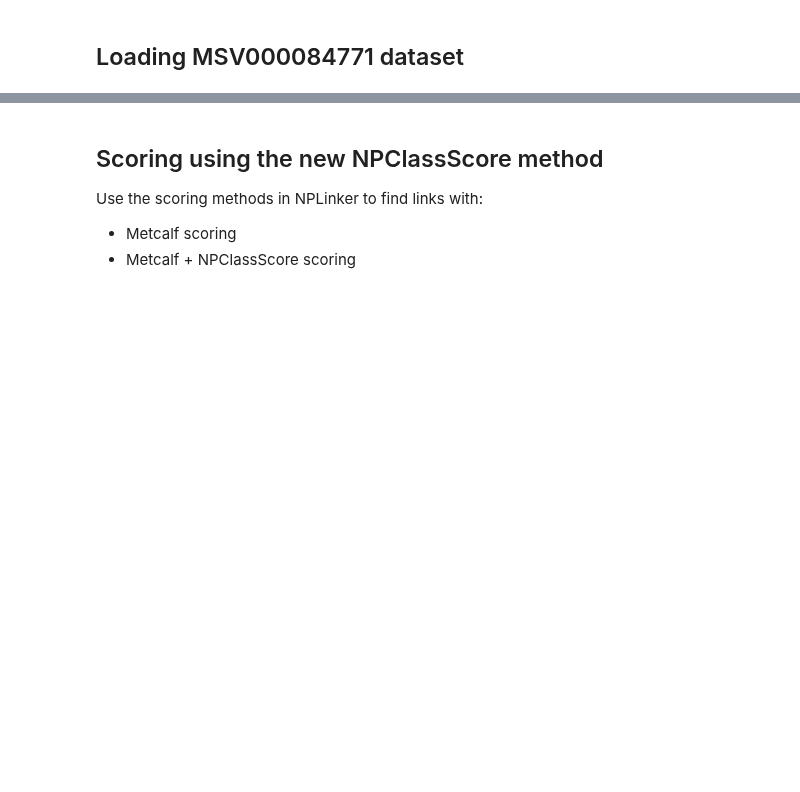
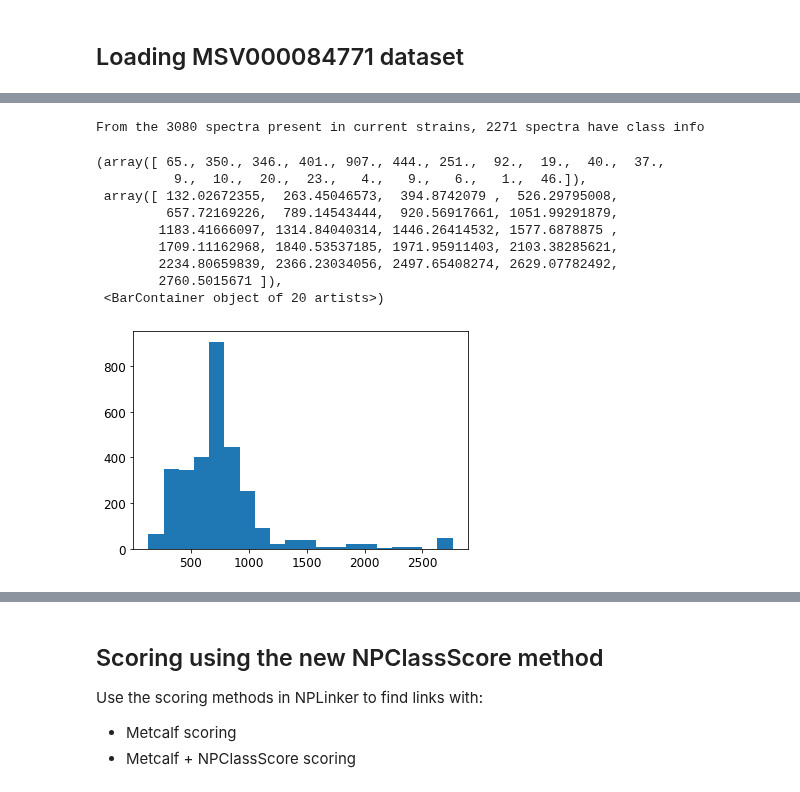
Before and after one commit to NPLinker/nplinker, a Jupyter notebook: notebooks/npclassscore_linking/analysis-MSV000084771.ipynb, the cells around one changed output, grey strips where cells are left out. Drawn from its saved outputs; the diff is of its cells as text; code cells hidden in the pictures; blank space fills up the shorter version.

```diff
--- a/notebooks/npclassscore_linking/analysis-MSV000084771.ipynb
+++ b/notebooks/npclassscore_linking/analysis-MSV000084771.ipynb
@@ -77,5 +79,7 @@ print(npl.root_dir)
 # - you can directly access lists of each of the 4 object types:
 print('BGCs:', len(npl.bgcs))
 print('GCFs:', len(npl.gcfs)) # contains GCF objects
-print('Spectra:', len(npl.spectra)) # contains Spectrum objects
+spectra_in_dataset = [spec for spec in npl.spectra if 'strains=0' not in str(spec)]
+print('Spectra:', len(npl.spectra), # contains Spectrum objects
+      '({} spectra actually present in currently selected strains in strain_mappings.csv)'.format(len(spectra_in_dataset)))
 print('Molecular Families:', len(npl.molfams)) # contains MolecularFamily objects
@@ -81,0 +95,32 @@ print('Molecular Families:', len(npl.molfams)) # contains MolecularFamily object
+# %%
+# Count spectra with chemical class info
+spectra_in_dataset_with_class = []
+spectra_in_dataset_no_class = []
+for spec in spectra_in_dataset:
+    spec_can = npl.chem_classes.canopus.spectra_classes.get(str(spec.spectrum_id))
+    if not spec_can:
+        spec_mne = npl.chem_classes.molnetenhancer.spectra_classes(str(spec.spectrum_id))
+        if not spec_mne:
+            spectra_in_dataset_no_class.append(spec)
+        else:
+            spectra_in_dataset_with_class.append(spec)
+    else:
+        spectra_in_dataset_with_class.append(spec)
+print(f"From the {len(spectra_in_dataset)} spectra present in current strains, {len(spectra_in_dataset_with_class)} spectra have class info")
+# %% [output]
+From the 3080 spectra present in current strains, 2271 spectra have class info
+# %%
+parent_masses = [spec.parent_mz for spec in spectra_in_dataset]
+# %%
+plt.hist(parent_masses, bins=20)
+# %% [output]
+(array([ 65., 350., 346., 401., 907., 444., 251.,  92.,  19.,  40.,  37.,
+          9.,  10.,  20.,  23.,   4.,   9.,   6.,   1.,  46.]),
+ array([ 132.02672355,  263.45046573,  394.8742079 ,  526.29795008,
+         657.72169226,  789.14543444,  920.56917661, 1051.99291879,
+        1183.41666097, 1314.84040314, 1446.26414532, 1577.6878875 ,
+        1709.11162968, 1840.53537185, 1971.95911403, 2103.38285621,
+        2234.80659839, 2366.23034056, 2497.65408274, 2629.07782492,
+        2760.5015671 ]),
+ <BarContainer object of 20 artists>)
+[figure, added]
```
Also changed, not shown: parts of 18 cells of this notebook, 2 other files.
